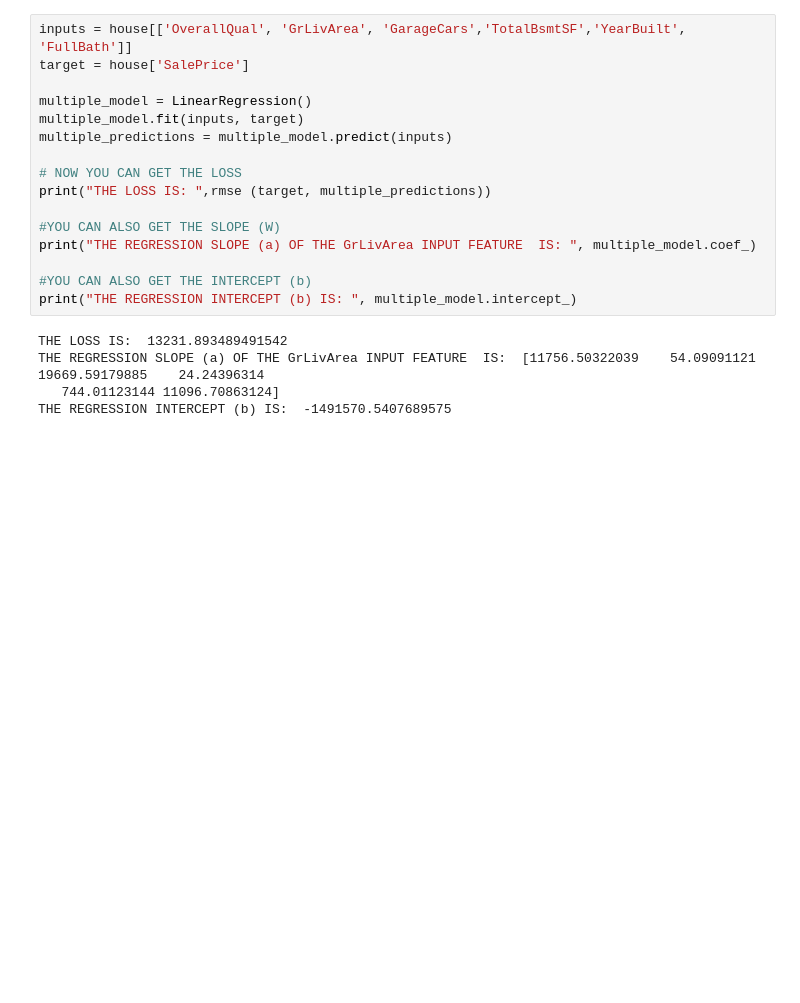
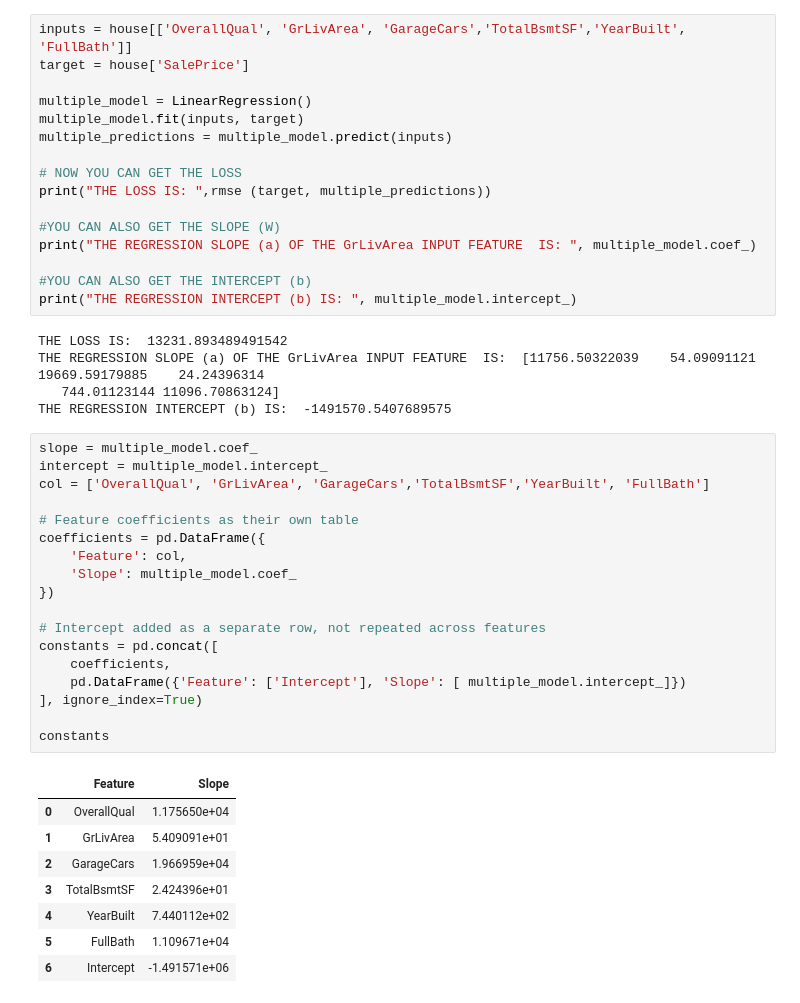
Before and after one commit to popsy-jeff/MACHINE-LEARNING--LINEAR-REGRESSION, a Jupyter notebook: House_Prices_LinearRegression_Model.ipynb, the cells around one changed output. Cells and saved outputs as stored; diff of their text form; blank space fills up the shorter version.

Commit message:
Arrangement of slopes and intercept into a dataframe

```diff
--- a/House_Prices_LinearRegression_Model.ipynb
+++ b/House_Prices_LinearRegression_Model.ipynb
@@ -661,3 +661,30 @@ THE LOSS IS:  13231.893489491542
 THE REGRESSION SLOPE (a) OF THE GrLivArea INPUT FEATURE  IS:  [11756.50322039    54.09091121 19669.59179885    24.24396314
    744.01123144 11096.70863124]
 THE REGRESSION INTERCEPT (b) IS:  -1491570.5407689575
+# %%
+slope = multiple_model.coef_
+intercept = multiple_model.intercept_
+col = ['OverallQual', 'GrLivArea', 'GarageCars','TotalBsmtSF','YearBuilt', 'FullBath']
+
+# Feature coefficients as their own table
+coefficients = pd.DataFrame({
+    'Feature': col,
+    'Slope': multiple_model.coef_
+})
+
+# Intercept added as a separate row, not repeated across features
+constants = pd.concat([
+    coefficients,
+    pd.DataFrame({'Feature': ['Intercept'], 'Slope': [ multiple_model.intercept_]})
+], ignore_index=True)
+
+constants
+# %% [output]
+|  | Feature | Slope |
+| 0 | OverallQual | 1.175650e+04 |
+| 1 | GrLivArea | 5.409091e+01 |
+| 2 | GarageCars | 1.966959e+04 |
+| 3 | TotalBsmtSF | 2.424396e+01 |
+| 4 | YearBuilt | 7.440112e+02 |
+| 5 | FullBath | 1.109671e+04 |
+| 6 | Intercept | -1.491571e+06 |
```
